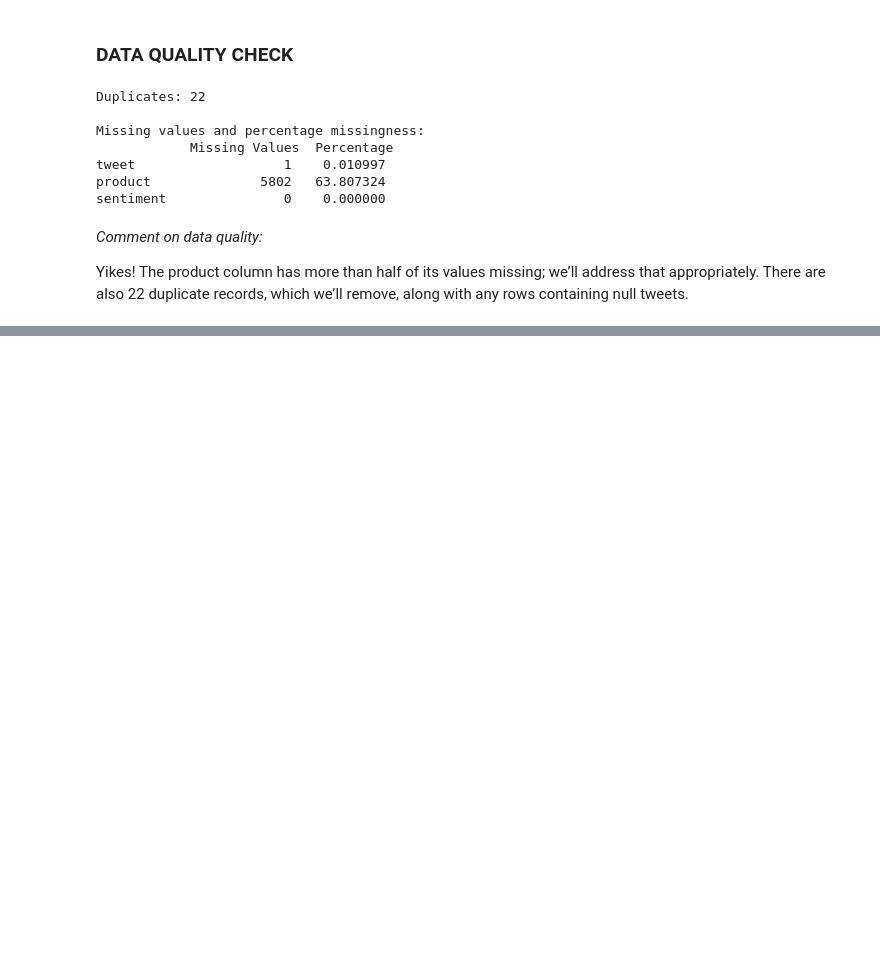
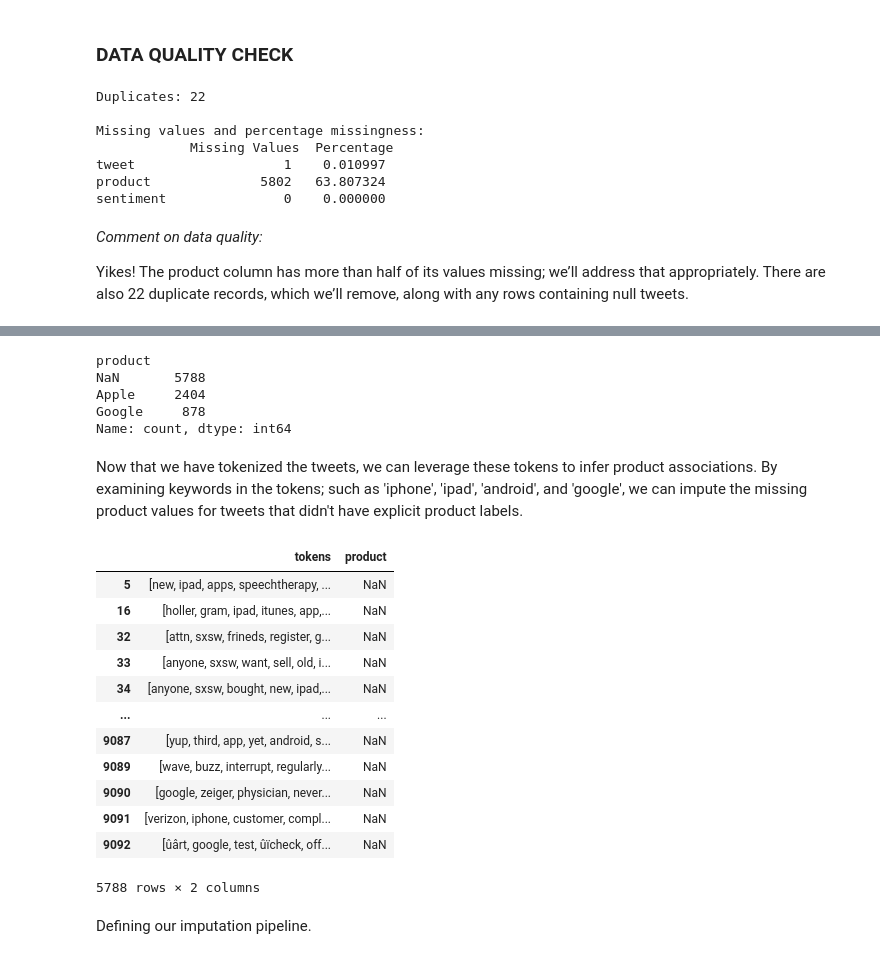
Before and after one commit to Vain-Guy/TechTones, a Jupyter notebook: techtones.ipynb, the cells around one changed output, grey strips where cells are left out. Cells and saved outputs as stored; diff of their text form; code cells hidden in the pictures; blank space fills up the shorter version.

```diff
--- a/techtones.ipynb
+++ b/techtones.ipynb
@@ -341,0 +401,48 @@ sentiment               0
+# %%
+# Define mapping rules
+apple_products = [
+    'iPhone', 'iPad or iPhone App', 'iPad',
+    'Apple', 'Other Apple product or service'
+]
+
+google_products = [
+    'Google', 'Android', 'Android App',
+    'Other Google product or service'
+]
+
+# Map. Only assign if in the specific list, otherwise keep NaN
+df['product'] = df['product'].apply(
+    lambda x: 'Apple' if x in apple_products else ('Google' if x in google_products else np.nan)
+)
+
+# Check distribution after mapping
+df['product'].value_counts(dropna=False)
+# %% [output]
+product
+NaN       5788
+Apple     2404
+Google     878
+Name: count, dtype: int64
+# %% [markdown]
+Now that we have tokenized the tweets, we can leverage these tokens to infer product associations. By examining keywords in the tokens; such as 'iphone', 'ipad', 'android', and 'google', we can impute the missing product values for tweets that didn't have explicit product labels.
+# %%
+# Examine tokens with missing product values
+# to identify potential product mentions within the text
+# and use that to impute the missing values
+df[df['product'].isna()][['tokens', 'product']]
+# %% [output]
+|  | tokens | product |
+| 5 | [new, ipad, apps, speechtherapy, ... | NaN |
+| 16 | [holler, gram, ipad, itunes, app,... | NaN |
+| 32 | [attn, sxsw, frineds, register, g... | NaN |
+| 33 | [anyone, sxsw, want, sell, old, i... | NaN |
+| 34 | [anyone, sxsw, bought, new, ipad,... | NaN |
+| ... | ... | ... |
+| 9087 | [yup, third, app, yet, android, s... | NaN |
+| 9089 | [wave, buzz, interrupt, regularly... | NaN |
+| 9090 | [google, zeiger, physician, never... | NaN |
+| 9091 | [verizon, iphone, customer, compl... | NaN |
+| 9092 | [ûârt, google, test, ûïcheck, off... | NaN |
+5788 rows × 2 columns
+# %% [markdown]
+Defining our imputation pipeline.
```
Also changed, not shown: parts of 16 cells of this notebook.
